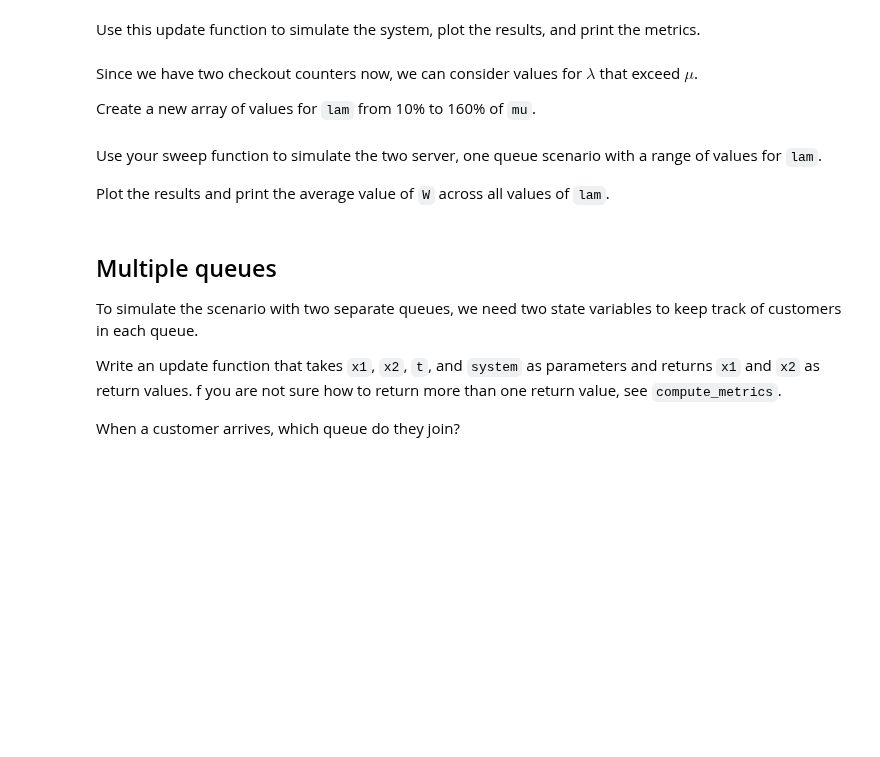
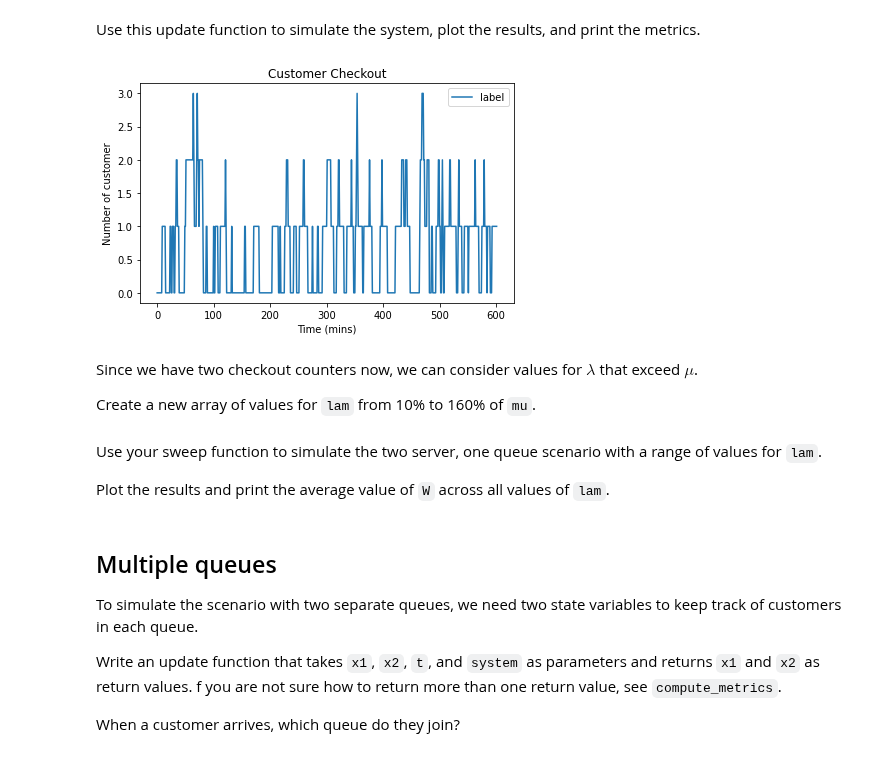
Before and after one commit to ferrysany/ModSimPy, a Jupyter notebook: examples/queue.ipynb, the cells around one changed output. Saved outputs shown, nothing was run; the diff lists cells and outputs as text; code cells hidden in the pictures; blank space fills up the shorter version.

```diff
--- a/examples/queue.ipynb
+++ b/examples/queue.ipynb
@@ -291,3 +289,12 @@ Use this update function to simulate the system, plot the results, and print the
+# %%
+results2 = run_simulation(system1, update_func1)
+#results1.plot(label='results1')
+plt.plot(results2, label='label')
+decorate(title='Customer Checkout',
+         xlabel='Time (mins)',
+         ylabel='Number of customer')
+# %% [output]
+[figure, added]
 # %% [markdown]
 Since we have two checkout counters now, we can consider values for $\lambda$ that exceed $\mu$.
 
```
Also changed, not shown: parts of 1 cell of this notebook.
